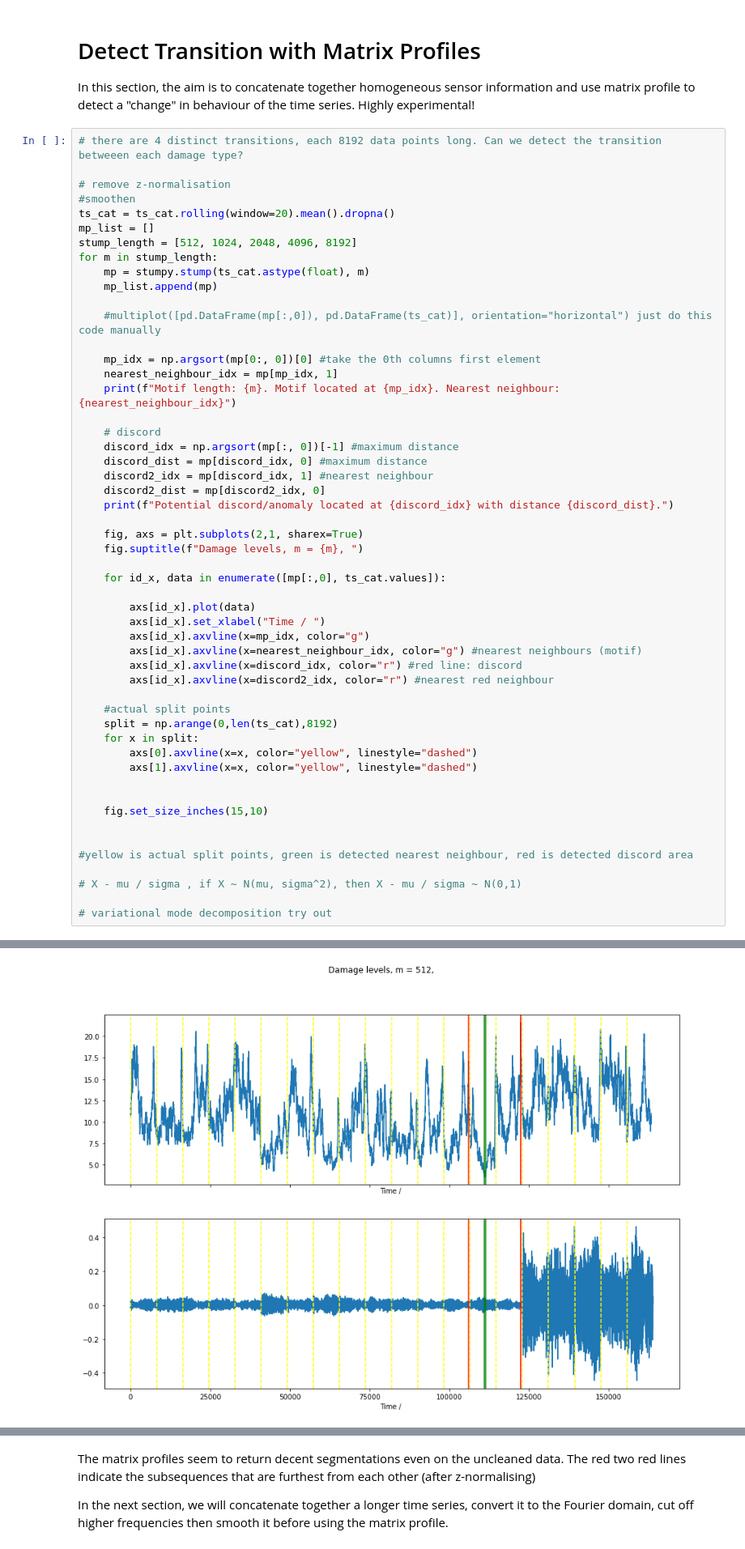
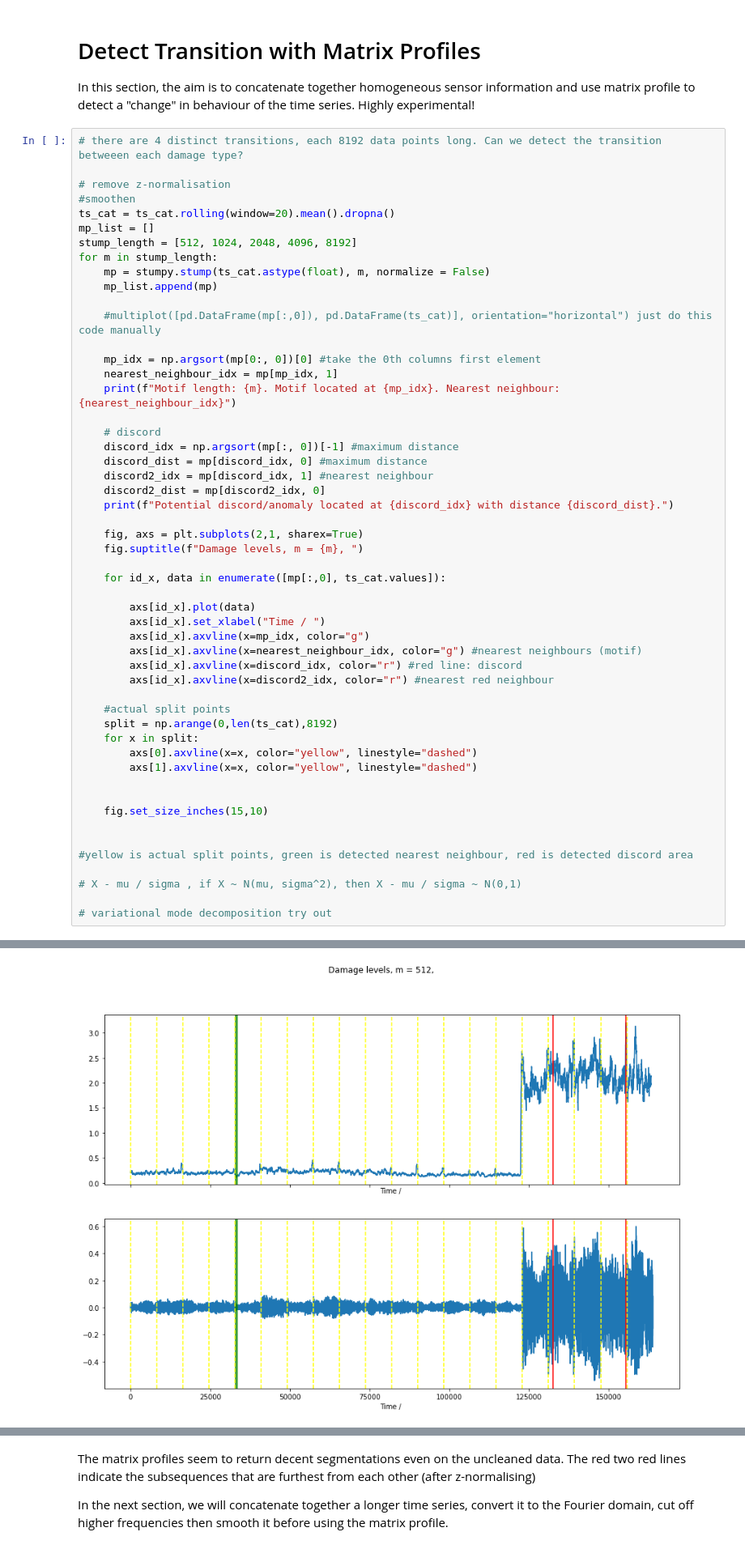
Before and after one commit to twan3617/anomalies, a Jupyter notebook: Example_Data_Sandia.ipynb, the cells around one changed output, grey strips where cells are left out. Shown: that part at 81% size. Cells and saved outputs as stored; diff of their text form.

```diff
--- a/Example_Data_Sandia.ipynb
+++ b/Example_Data_Sandia.ipynb
@@ -354,7 +322,7 @@ ts_cat = ts_cat.rolling(window=20).mean().dropna()
 mp_list = []
 stump_length = [512, 1024, 2048, 4096, 8192]
 for m in stump_length:
-    mp = stumpy.stump(ts_cat.astype(float), m)
+    mp = stumpy.stump(ts_cat.astype(float), m, normalize = False)
     mp_list.append(mp)
 
     #multiplot([pd.DataFrame(mp[:,0]), pd.DataFrame(ts_cat)], orientation="horizontal") just do this code manually
@@ -411 +379 @@ Potential discord/anomaly located at 147811 with distance 109.87142687032235.
-[figure, old version]
+[figure, new version]
```
Also changed, not shown: parts of 25 cells of this notebook.
